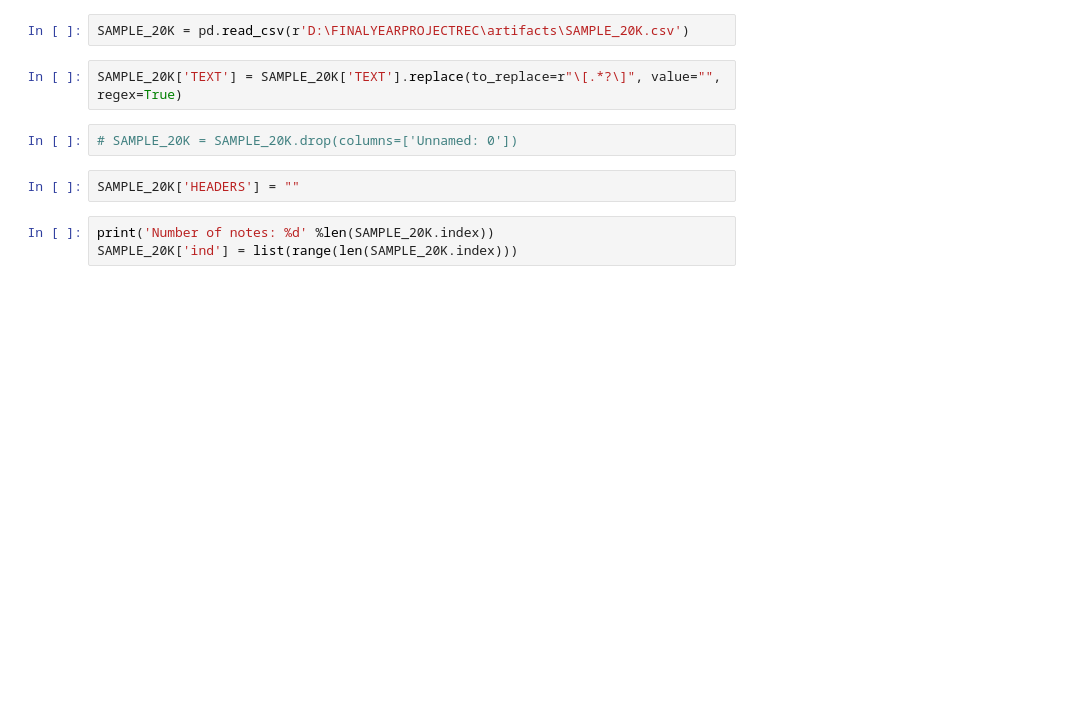
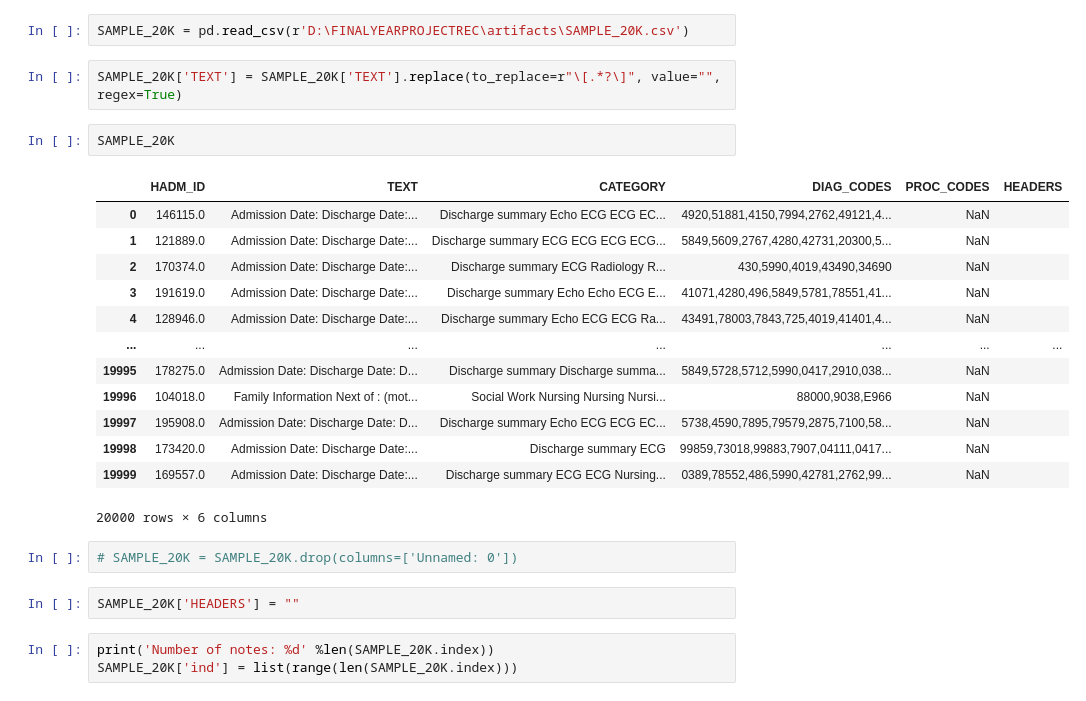
Before and after one commit to Abhishek4209/MIMIC-Project, a Jupyter notebook: Preprocessing/note_selection.ipynb, the cells around one changed output. Saved outputs shown, nothing was run; the diff lists cells and outputs as text; blank space fills up the shorter version.

```diff
--- a/Preprocessing/note_selection.ipynb
+++ b/Preprocessing/note_selection.ipynb
@@ -121,6 +119,22 @@ ModuleNotFoundError: No module named 'en_core_sci_md'
 SAMPLE_20K = pd.read_csv(r'D:\FINALYEARPROJECTREC\artifacts\SAMPLE_20K.csv')
 # %%
 SAMPLE_20K['TEXT'] = SAMPLE_20K['TEXT'].replace(to_replace=r"\[.*?\]", value="", regex=True)
+# %%
+SAMPLE_20K
+# %% [output]
+|  | HADM_ID | TEXT | CATEGORY | DIAG_CODES | PROC_CODES | HEADERS |
+| 0 | 146115.0 | Admission Date: Discharge Date:... | Discharge summary Echo ECG ECG EC... | 4920,51881,4150,7994,2762,49121,4... | NaN |  |
+| 1 | 121889.0 | Admission Date: Discharge Date:... | Discharge summary ECG ECG ECG ECG... | 5849,5609,2767,4280,42731,20300,5... | NaN |  |
+| 2 | 170374.0 | Admission Date: Discharge Date:... | Discharge summary ECG Radiology R... | 430,5990,4019,43490,34690 | NaN |  |
+| 3 | 191619.0 | Admission Date: Discharge Date:... | Discharge summary Echo Echo ECG E... | 41071,4280,496,5849,5781,78551,41... | NaN |  |
+| 4 | 128946.0 | Admission Date: Discharge Date:... | Discharge summary Echo ECG ECG Ra... | 43491,78003,7843,725,4019,41401,4... | NaN |  |
+| ... | ... | ... | ... | ... | ... | ... |
+| 19995 | 178275.0 | Admission Date: Discharge Date: D... | Discharge summary Discharge summa... | 5849,5728,5712,5990,0417,2910,038... | NaN |  |
+| 19996 | 104018.0 | Family Information Next of : (mot... | Social Work Nursing Nursing Nursi... | 88000,9038,E966 | NaN |  |
+| 19997 | 195908.0 | Admission Date: Discharge Date: D... | Discharge summary Echo ECG ECG EC... | 5738,4590,7895,79579,2875,7100,58... | NaN |  |
+| 19998 | 173420.0 | Admission Date: Discharge Date:... | Discharge summary ECG | 99859,73018,99883,7907,04111,0417... | NaN |  |
+| 19999 | 169557.0 | Admission Date: Discharge Date:... | Discharge summary ECG ECG Nursing... | 0389,78552,486,5990,42781,2762,99... | NaN |  |
+20000 rows × 6 columns
 # %%
 # SAMPLE_20K = SAMPLE_20K.drop(columns=['Unnamed: 0'])
 # %%
```
Also changed, not shown: parts of 31 cells of this notebook, 37 other files.
